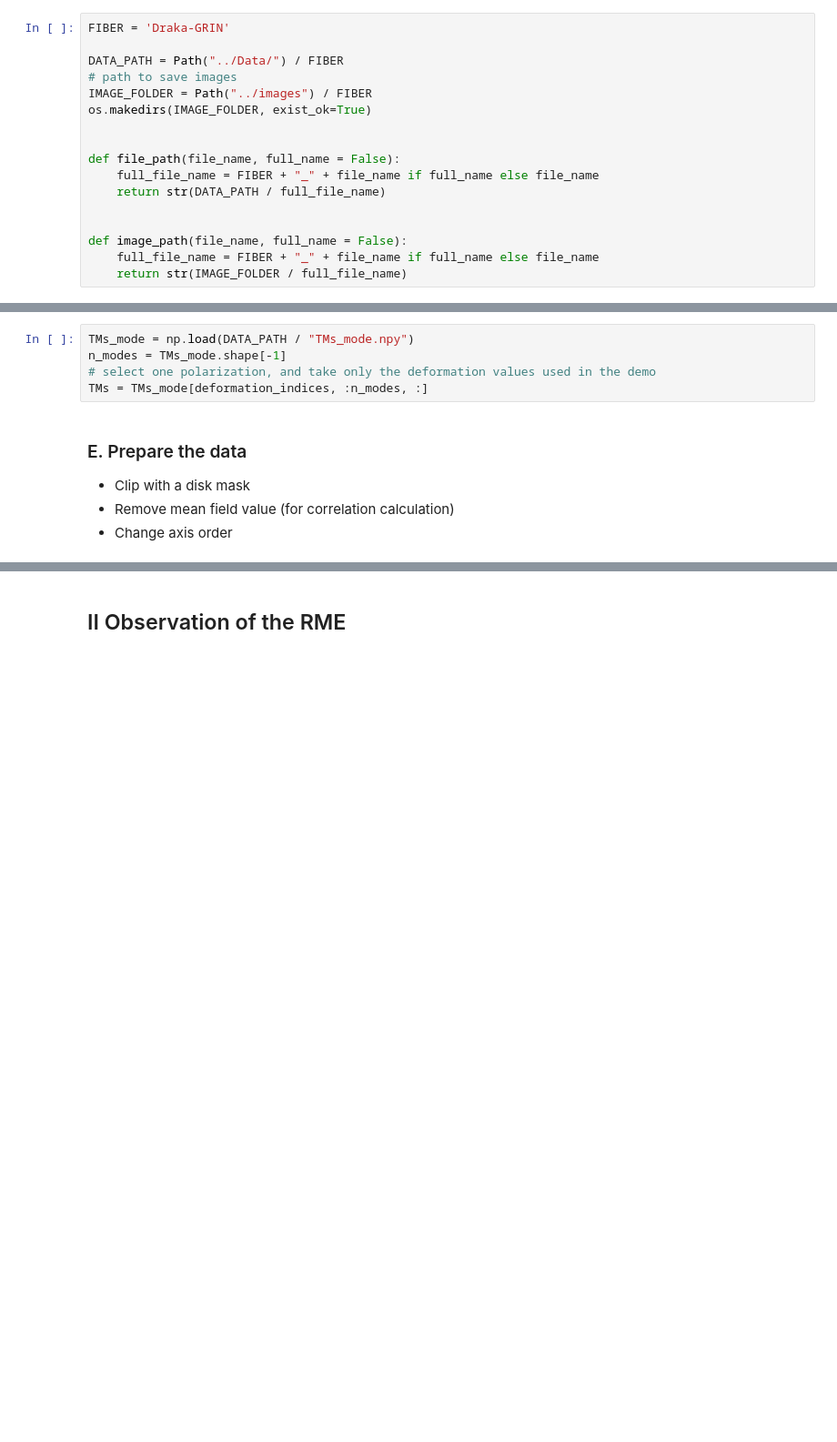
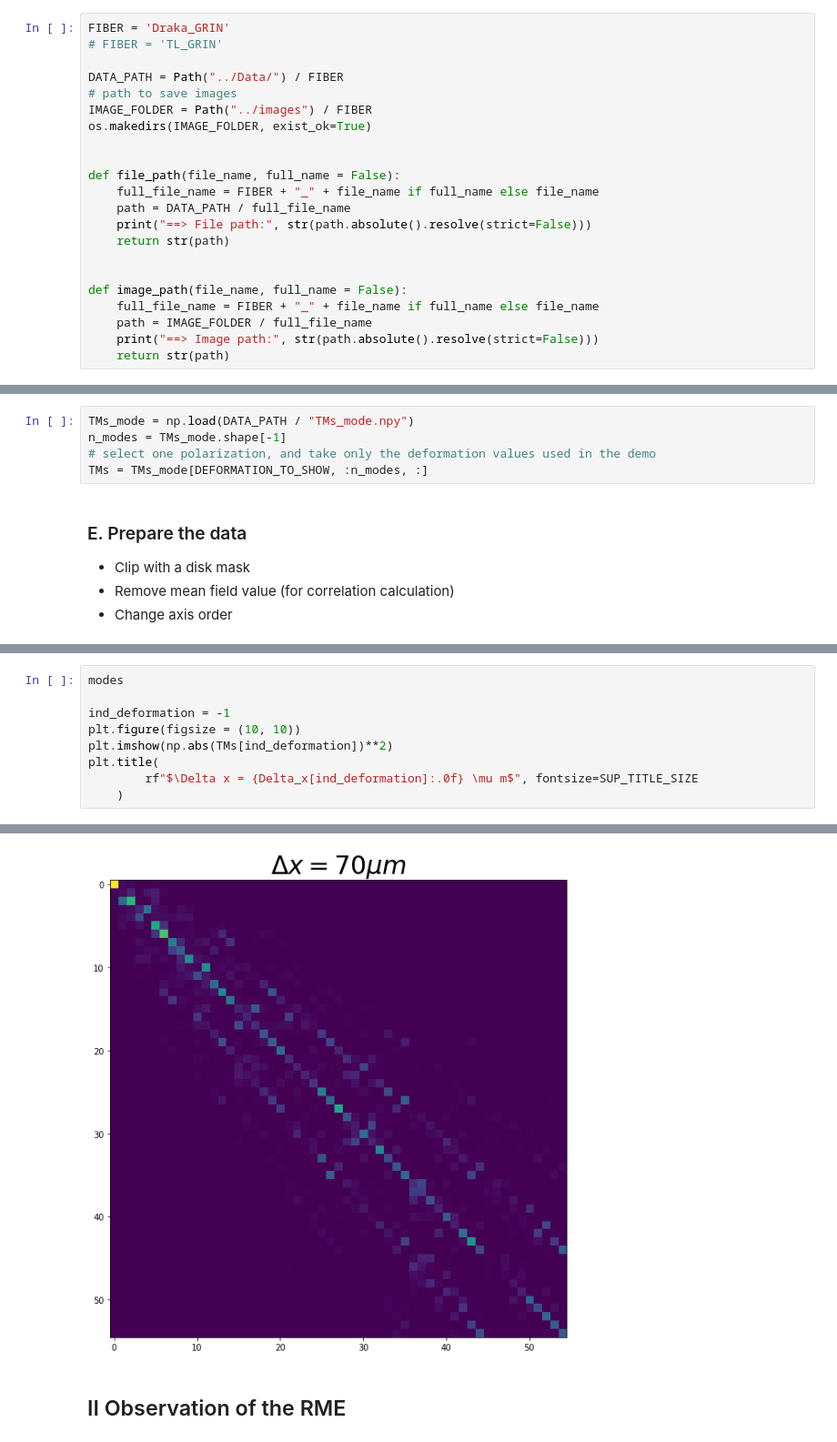
Before and after one commit to wavefrontshaping/article_RME_2023, a Jupyter notebook: Validation_and_tests/Validation_and_tests.ipynb, the cells around one changed output, grey strips where cells are left out. Shown: that part at 91% size. Cells and saved outputs as stored; diff of their text form; blank space fills up the shorter version.

```diff
--- a/Validation_and_tests/Validation_and_tests.ipynb
+++ b/Validation_and_tests/Validation_and_tests.ipynb
@@ -22,5 +27,6 @@ from functions import colorize, logplotTM, get_color_map
 # %%
-FIBER = 'Draka-GRIN'
+FIBER = 'Draka_GRIN'
+# FIBER = 'TL_GRIN'
 
 DATA_PATH = Path("../Data/") / FIBER
 # path to save images
@@ -30,12 +36,16 @@ os.makedirs(IMAGE_FOLDER, exist_ok=True)
 
 def file_path(file_name, full_name = False):
     full_file_name = FIBER + "_" + file_name if full_name else file_name
-    return str(DATA_PATH / full_file_name)
+    path = DATA_PATH / full_file_name
+    print("==> File path:", str(path.absolute().resolve(strict=False)))
+    return str(path)
 
 
 def image_path(file_name, full_name = False):
     full_file_name = FIBER + "_" + file_name if full_name else file_name
-    return str(IMAGE_FOLDER / full_file_name)
+    path = IMAGE_FOLDER / full_file_name
+    print("==> Image path:", str(path.absolute().resolve(strict=False)))
+    return str(path)
 # %%
 REF_SIZE = 24
 TICK_SIZE = REF_SIZE
@@ -127,7 +151,7 @@ l = modes["l"]
 TMs_mode = np.load(DATA_PATH / "TMs_mode.npy")
 n_modes = TMs_mode.shape[-1]
 # select one polarization, and take only the deformation values used in the demo
-TMs = TMs_mode[deformation_indices, :n_modes, :]
+TMs = TMs_mode[DEFORMATION_TO_SHOW, :n_modes, :]
 # %% [markdown]
 ### E. Prepare the data
 * Clip with a disk mask
@@ -145,0 +174,10 @@ I_rnd = np.abs(Ys_rnd)**2
+# %%
+modes
+
+ind_deformation = -1
+plt.figure(figsize = (10, 10))
+plt.imshow(np.abs(TMs[ind_deformation])**2)
+plt.title(
+        rf"$\Delta x = {Delta_x[ind_deformation]:.0f} \mu m$", fontsize=SUP_TITLE_SIZE
+    )
+# %% [output]
@@ -146,3 +185,4 @@ I_rnd = np.abs(Ys_rnd)**2
+[figure, added]
 # %% [markdown]
 ## II Observation of the RME
 # %% [markdown]
```
Also changed, not shown: parts of 16 cells of this notebook.
